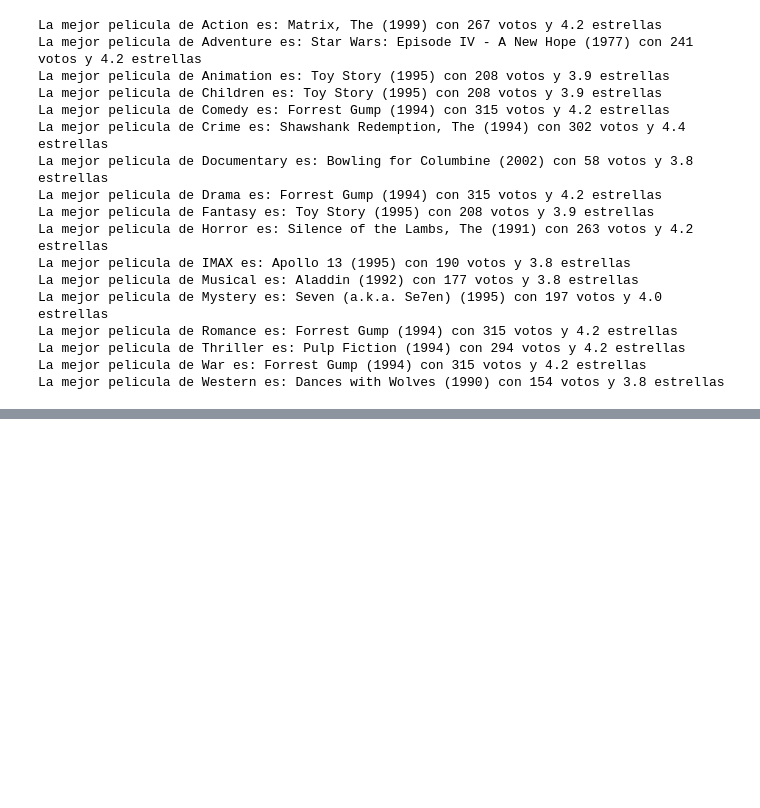
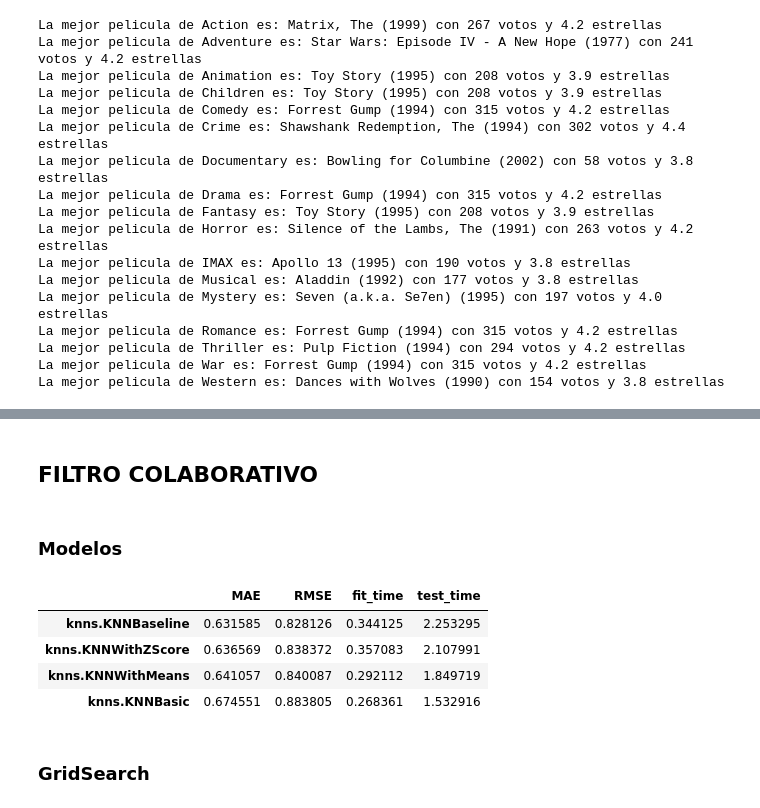
Before and after one commit to diegosaaval/film-recommendation-system, a Jupyter notebook: 2_sysrec.ipynb, the cells around one changed output, grey strips where cells are left out. Drawn from its saved outputs; the diff is of its cells as text; code cells hidden in the pictures; blank space fills up the shorter version.

```diff
--- a/2_sysrec.ipynb
+++ b/2_sysrec.ipynb
@@ -428,0 +413,56 @@ interactive(children=(Dropdown(description='movie', options=('(500) Days of Summ
+# %% [markdown]
+## FILTRO COLABORATIVO
+# %% [markdown]
+### Modelos
+# %%
+from surprise import Reader, Dataset
+from surprise.model_selection import cross_validate, GridSearchCV
+from surprise import KNNBasic, KNNWithMeans, KNNWithZScore, KNNBaseline
+from surprise.model_selection import train_test_split
+
+### datos originales en pandas
+## knn solo sirve para calificaciones explicitas
+
+# Cargar datos de data_clean con solo las columnas necesarias (userId, movieId, rating)
+ratings = pd.read_sql("select userId, movieId, rating from data_clean", conn)
+
+
+####los datos deben ser Leidos en un formato especial para surprise
+reader = Reader(rating_scale=(1, 5))  ### la escala de la calificación
+###las columnas deben estar en orden estándar: user item rating
+data = Dataset.load_from_df(ratings[["userId", "movieId", "rating"]], reader)
+
+
+#####Existen varios modelos
+models = [KNNBasic(), KNNWithMeans(), KNNWithZScore(), KNNBaseline()]
+results = {}
+
+###knnBasiscs: calcula el rating ponderando por distancia con usuario/Items
+###KnnWith means: en la ponderación se resta la media del rating, y al final se suma la media general
+####KnnwithZscores: estandariza el rating restando media y dividiendo por desviación
+####Knnbaseline: calculan el desvío de cada calificación con respecto al promedio y con base en esos calculan la ponderación
+
+
+#### función para probar varios modelos ##########
+
+for model in models:
+    CV_scores = cross_validate(model, data, measures=["MAE", "RMSE"], cv=5, n_jobs=-1)
+
+    result = (
+        pd.DataFrame.from_dict(CV_scores)
+        .mean(axis=0)
+        .rename({"test_mae": "MAE", "test_rmse": "RMSE"})
+    )
+    results[str(model).split("algorithms.")[1].split("object ")[0]] = result
+
+
+performance_df = pd.DataFrame.from_dict(results).T
+performance_df.sort_values(by="RMSE")
+# %% [output]
+|  | MAE | RMSE | fit_time | test_time |
+| knns.KNNBaseline | 0.631585 | 0.828126 | 0.344125 | 2.253295 |
+| knns.KNNWithZScore | 0.636569 | 0.838372 | 0.357083 | 2.107991 |
+| knns.KNNWithMeans | 0.641057 | 0.840087 | 0.292112 | 1.849719 |
+| knns.KNNBasic | 0.674551 | 0.883805 | 0.268361 | 1.532916 |
+# %% [markdown]
+### GridSearch
```
Also changed, not shown: parts of 26 cells of this notebook.
